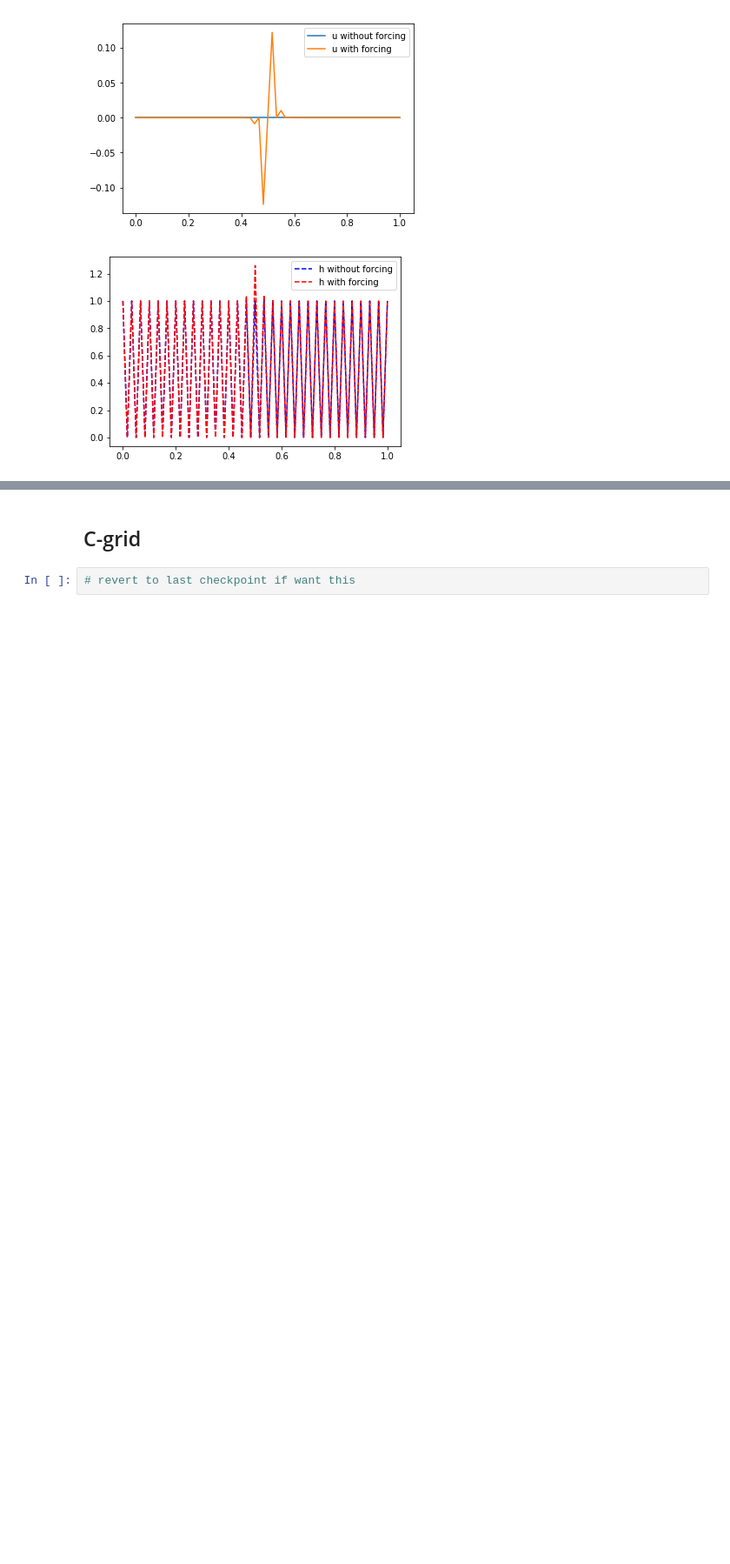
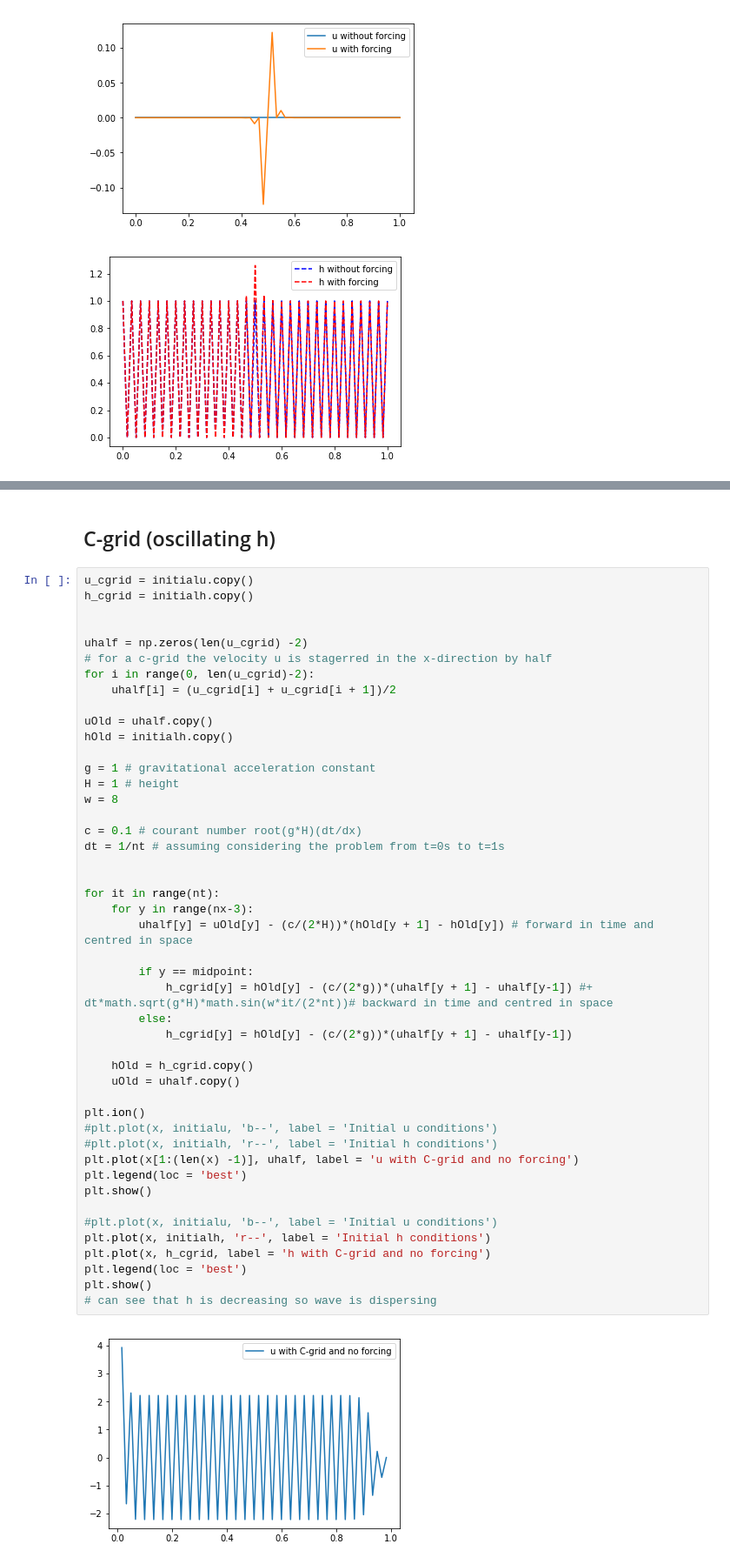
Before and after one commit to mc4117/Mariana-Numerical-assignment, a Jupyter notebook: Shallow water equations (initial condition oscillating h).ipynb, the cells around one changed output, grey strips where cells are left out. Shown at 87% size. Drawn from its saved outputs; the diff is of its cells as text; blank space fills up the shorter version.

Commit message:
fixed c-grid

```diff
--- a/Shallow water equations (initial condition oscillating h).ipynb
+++ b/Shallow water equations (initial condition oscillating h).ipynb
@@ -111,4 +113,50 @@ plt.show()
 # %% [markdown]
-## C-grid
+## C-grid (oscillating h)
-# %%
-# revert to last checkpoint if want this
+# %%
+u_cgrid = initialu.copy()
+h_cgrid = initialh.copy()
+
+
+uhalf = np.zeros(len(u_cgrid) -2)
+# for a c-grid the velocity u is stagerred in the x-direction by half
+for i in range(0, len(u_cgrid)-2):
+    uhalf[i] = (u_cgrid[i] + u_cgrid[i + 1])/2
+
+uOld = uhalf.copy()
+hOld = initialh.copy()
+
+g = 1 # gravitational acceleration constant
+H = 1 # height
+w = 8
+
+c = 0.1 # courant number root(g*H)(dt/dx)
+dt = 1/nt # assuming considering the problem from t=0s to t=1s
+
+
+for it in range(nt):
+    for y in range(nx-3):
+        uhalf[y] = uOld[y] - (c/(2*H))*(hOld[y + 1] - hOld[y]) # forward in time and centred in space
+
+        if y == midpoint:
+            h_cgrid[y] = hOld[y] - (c/(2*g))*(uhalf[y + 1] - uhalf[y-1]) #+ dt*math.sqrt(g*H)*math.sin(w*it/(2*nt))# backward in time and centred in space
+        else:
+            h_cgrid[y] = hOld[y] - (c/(2*g))*(uhalf[y + 1] - uhalf[y-1])
+
+    hOld = h_cgrid.copy()
+    uOld = uhalf.copy()
+
+plt.ion()
+#plt.plot(x, initialu, 'b--', label = 'Initial u conditions')
+#plt.plot(x, initialh, 'r--', label = 'Initial h conditions')
+plt.plot(x[1:(len(x) -1)], uhalf, label = 'u with C-grid and no forcing')
+plt.legend(loc = 'best')
+plt.show()
+
+#plt.plot(x, initialu, 'b--', label = 'Initial u conditions')
+plt.plot(x, initialh, 'r--', label = 'Initial h conditions')
+plt.plot(x, h_cgrid, label = 'h with C-grid and no forcing')
+plt.legend(loc = 'best')
+plt.show()
+# can see that h is decreasing so wave is dispersing
+# %% [output]
+[figure, added]
```
Also changed, not shown: parts of 3 cells of this notebook.
